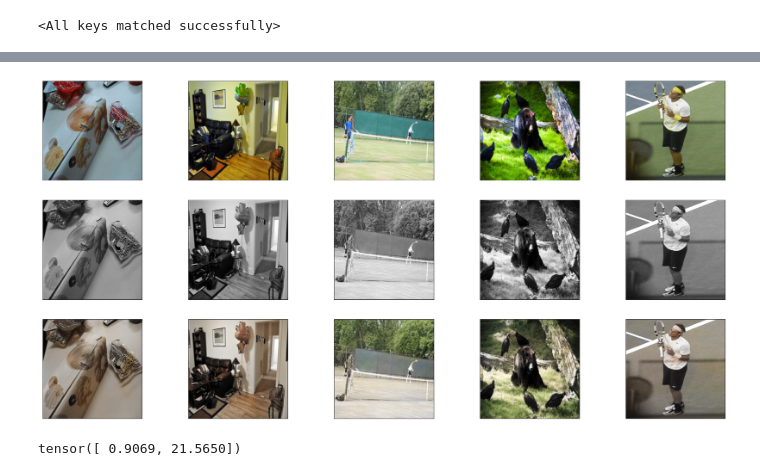
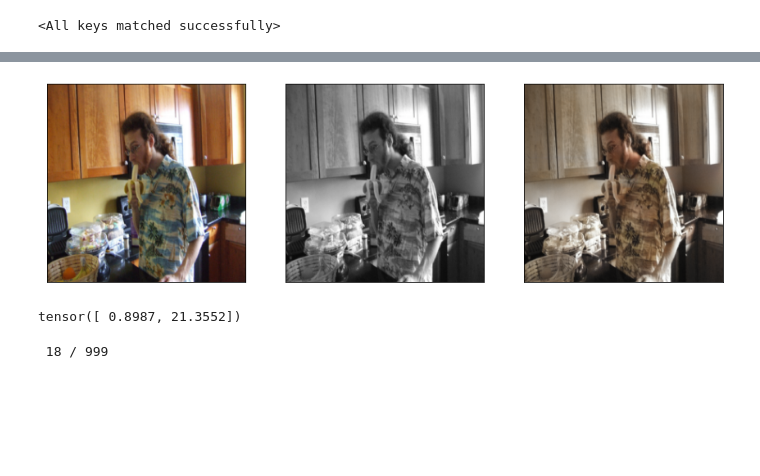
Before and after one commit to Julien-Gustin/Image-Colorization, a Jupyter notebook: results.ipynb, the cells around one changed output, grey strips where cells are left out. Cells and saved outputs as stored; diff of their text form; code cells hidden in the pictures; blank space fills up the shorter version.

```diff
--- a/results.ipynb
+++ b/results.ipynb
@@ -13,12 +13,10 @@ from tqdm.notebook import tqdm
 from python.eval.evaluation import Evalutation
 
 device = torch.device("cuda" if torch.cuda.is_available() else "cpu")
-generator = UNet(1, 2)
+generator = UNet(1, 2).train()
 generator.load_state_dict(torch.load("saves/cGan_100_R1/saved_models/generator_best_10", map_location=device))
 # %% [output]
 <All keys matched successfully>
 # %%
 dataset_val= CocoLab(dataset, splits="test", version=version, size=256)
-val_loader = data.DataLoader(dataset_val, batch_size=5, shuffle=True, num_workers=2)
+val_loader = data.DataLoader(dataset_val, batch_size=1, shuffle=True, num_workers=2)
-# %%
-generator.train()
@@ -43,4 +23,4 @@ UNet(
 # %%
-multi_plot(val_loader, generator, columns=5)
+multi_plot(val_loader, generator, rows=1)
 # %% [output]
-[figure, old version]
+[figure, new version]
@@ -49,7 +27,7 @@ L, real_ab = next(iter(val_loader))
 # %%
+L, real_ab = next(iter(val_loader))
 fake_ab = generator(L.to(device)).detach().to("cpu")
+evaluation = Evalutation()
+evaluation.eval(L, real_ab, fake_ab)
+# %% [output]
+tensor([ 0.8987, 21.3552])
-# %%
-evaluation = Evalutation()
-evaluation.eval(L, real_ab, fake_ab)
-# %% [output]
-tensor([ 0.9069, 21.5650])
@@ -55,0 +37,10 @@ tensor([ 0.9069, 21.5650])
+# %%
+evaluation = Evalutation()
+evaluations = torch.zeros(len(test_loader), 2)
+with torch.no_grad():
+    for i, (L, ab) in enumerate(test_loader):
+        print("\r", i, "/", len(test_loader), end="\r")
+        fake_ab = generator(L.to(device))
+        evaluations[i] = evaluation.eval(L, ab, fake_ab)
+# %% [output]
+ 18 / 999
```
Also changed, not shown: parts of 3 cells of this notebook, 29 other files.
